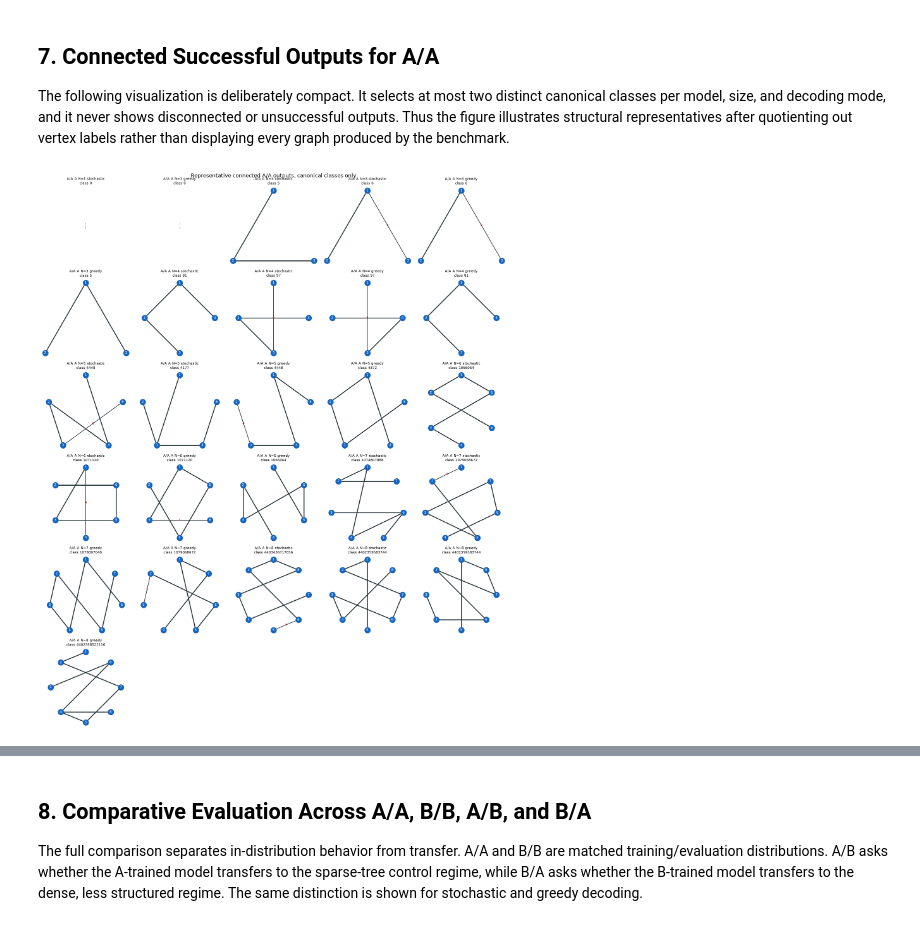
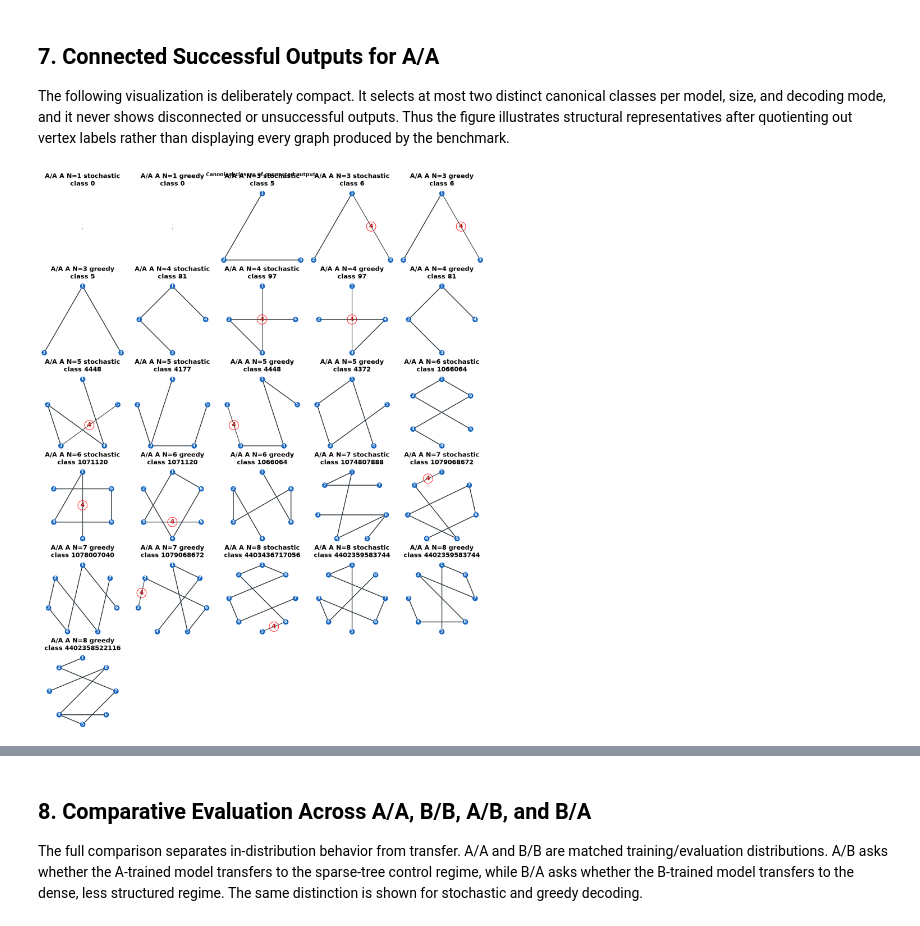
Before and after one commit to Caioriqui/AI-testing-in-Flag-Manifolds, a Jupyter notebook: notebooks/04_model_inference_comparison.ipynb, the cells around one changed output, grey strips where cells are left out. Saved outputs shown, nothing was run; the diff lists cells and outputs as text; code cells hidden in the pictures.

Commit message:
New figures in 03 and 04

```diff
--- a/notebooks/04_model_inference_comparison.ipynb
+++ b/notebooks/04_model_inference_comparison.ipynb
@@ -399,41 +399,47 @@ def draw_diagram(axis, matrix: np.ndarray, title: str) -> None:
             [positions[i, 0], positions[j, 0]],
             [positions[i, 1], positions[j, 1]],
             color="#263238",
-            linewidth=2.0 if label == 3 else 1.3,
+            linewidth=2.4 if label == 3 else 1.8,
             linestyle="-" if label in (3, 4) else "--",
             zorder=1,
         )
         if label != 3:
             midpoint = (positions[i] + positions[j]) / 2
-            axis.text(midpoint[0], midpoint[1], str(label), fontsize=8, ha="center", va="center", color="#b71c1c")
-    axis.scatter(positions[:, 0], positions[:, 1], s=170, color="#1565c0", zorder=2)
+            axis.text(midpoint[0], midpoint[1], str(label), fontsize=20, fontweight="bold", ha="center", va="center", color="#b71c1c",
+                bbox={
+                    "boxstyle": "circle,pad=0.25",
+                    "facecolor": "none",
+                    "edgecolor": "red",
+                    "linewidth": 1.5,
+                }, zorder=4,  )
+    axis.scatter(positions[:, 0], positions[:, 1], s=260, color="#1565c0", zorder=2)
     for index, (x_coord, y_coord) in enumerate(positions):
-        axis.text(x_coord, y_coord, str(index + 1), color="white", ha="center", va="center", fontsize=8, zorder=3)
-    axis.set_title(title, fontsize=8)
+        axis.text(x_coord, y_coord, str(index + 1), color="white", ha="center", va="center", fontsize=14, fontweight="bold", zorder=3)
+    axis.set_title(title, fontsize=20, fontweight="bold", pad=14)
     axis.set_aspect("equal")
     axis.axis("off")
 
 
 def plot_aa_representatives(episodes_frame: pd.DataFrame, per_group: int = 2) -> None:
     candidates = connected_successes(episodes_frame)
     candidates = candidates[candidates["condition"] == "A/A"]
     candidates = candidates.drop_duplicates(["model", "n_active", "mode", "canonical_code"])
     candidates = candidates.groupby(["model", "n_active", "mode"], group_keys=False).head(per_group)
     if candidates.empty:
         print("No connected A/A successes are available for visualization.")
         return
     columns = min(5, len(candidates))
     rows = math.ceil(len(candidates) / columns)
-    figure, axes = plt.subplots(rows, columns, figsize=(3.0 * columns, 3.0 * rows), squeeze=False)
+    figure, axes = plt.subplots(rows, columns, figsize=(4.0 * columns, 4.2 * rows), squeeze=False)
     for axis, (_, row) in zip(axes.flat, candidates.iterrows()):
         title = f"A/A {row['model']} N={row['n_active']} {row['mode']}\nclass {int(row['canonical_code'])}"
         draw_diagram(axis, row["final_diagram"], title)
     for axis in axes.flat[len(candidates):]:
         axis.axis("off")
-    figure.suptitle("Representative connected A/A outputs, canonical classes only")
+    figure.suptitle("Canonical classes of connected outputs", fontsize=16, fontweight="bold")
     figure.tight_layout()
     plt.show()
 
 plot_aa_representatives(episodes)
 # %% [output]
-[figure, old version]
+[figure, new version]
```
Also changed, not shown: parts of 1 cell of this notebook, 1 other file.
